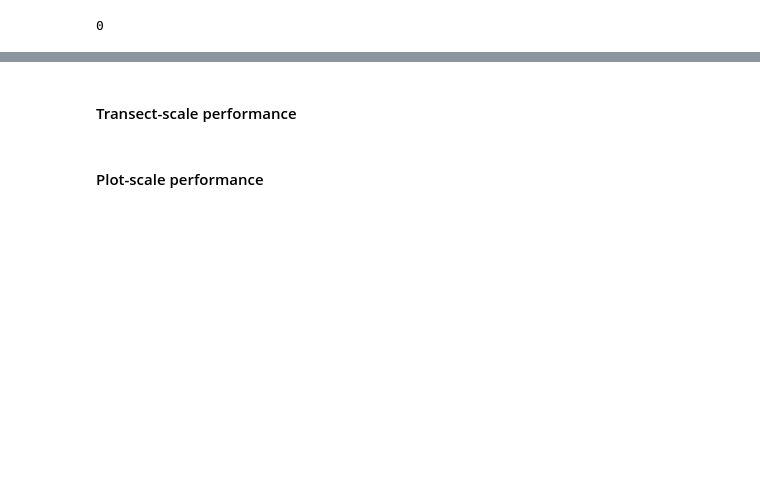
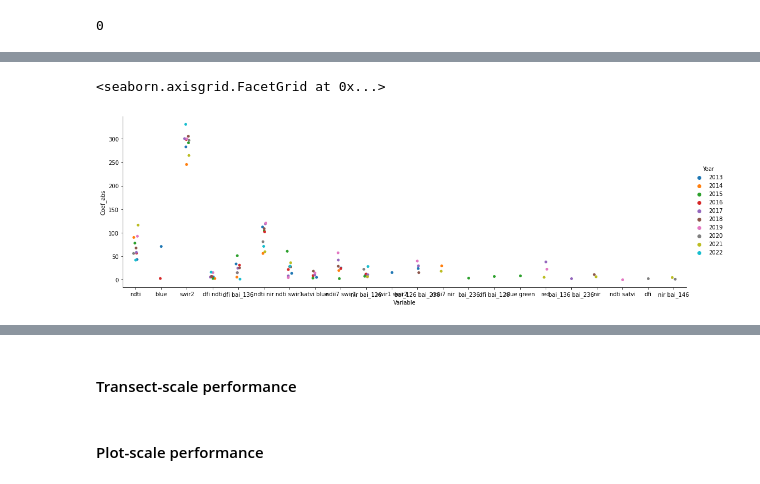
Before and after one commit to kearney-sp/cper_hls_veg_models, a Jupyter notebook: biomass/fit_ml_models_hls_vor_bm.ipynb, the cells around one changed output, grey strips where cells are left out. Drawn from its saved outputs; the diff is of its cells as text; code cells hidden in the pictures; blank space fills up the shorter version.

```diff
--- a/biomass/fit_ml_models_hls_vor_bm.ipynb
+++ b/biomass/fit_ml_models_hls_vor_bm.ipynb
@@ -449 +756,7 @@ dfi satvi           1
 Name: VIP, dtype: int64
+# %%
+df_lasso_coefs['Coef_abs'] = abs(df_lasso_coefs['Coef'])
+sns.catplot(df_lasso_coefs, x='Variable', y='Coef_abs', hue='Year', aspect=3)
+# %% [output]
+<seaborn.axisgrid.FacetGrid at 0x...>
+[figure, added]
```
Also changed, not shown: parts of 33 cells of this notebook, 5 other files.
